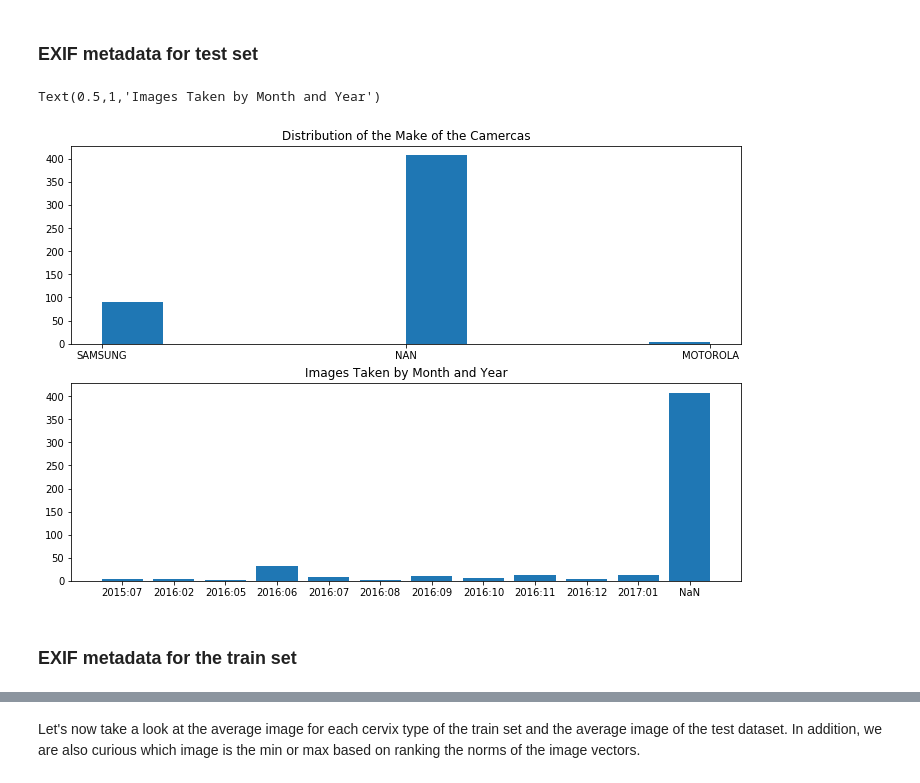
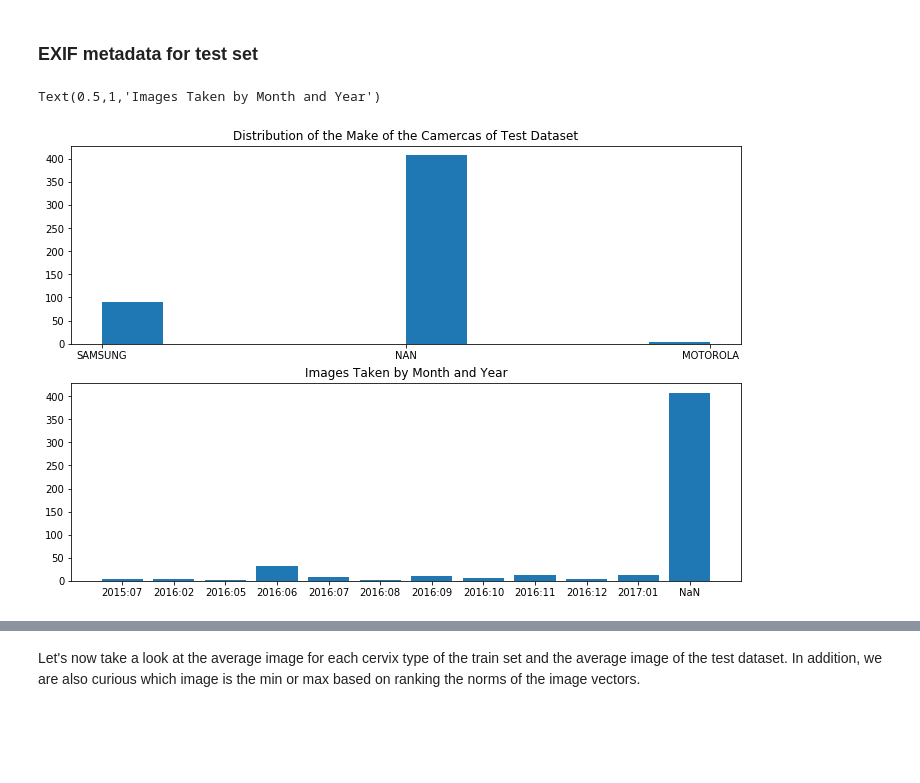
Before and after one commit to HuongIvyNguyen/springboard_datascience, a Jupyter notebook: Capstone_Project1/Capstone1_EDA.ipynb, the cells around one changed output, grey strips where cells are left out. Cells and saved outputs as stored; diff of their text form; code cells hidden in the pictures; blank space fills up the shorter version.

```diff
--- a/Capstone_Project1/Capstone1_EDA.ipynb
+++ b/Capstone_Project1/Capstone1_EDA.ipynb
@@ -97,6 +119,7 @@ Let's take a look at the Exchangeable Image File format (EXIF metadata) to see h
 from PIL.ExifTags import TAGS
 
 def get_exif(path):
+    'generate a exifmeta dictionary if available for each image'
     img = Image.open(path)
     exif_data = img._getexif()
     if exif_data == None:
@@ -123,13 +173,11 @@ date, count = np.unique(test_datetime, return_counts = True)
 # %%
 fig = plt.figure(figsize=(12,8))
 ax1 = fig.add_subplot(2,1,1)
 ax1.hist(test_make)
-ax1.set_title('Distribution of the Make of the Camercas')
+ax1.set_title('Distribution of the Make of the Camercas of Test Dataset')
 ax2 = fig.add_subplot(2,1,2)
 ax2.bar(sorted(date), count)
 ax2.set_title('Images Taken by Month and Year')
 # %% [output]
 Text(0.5,1,'Images Taken by Month and Year')
-[figure, old version]
+[figure, new version]
-# %% [markdown]
-### EXIF metadata for the train set
```
Also changed, not shown: parts of 47 cells of this notebook, 3 other files.
